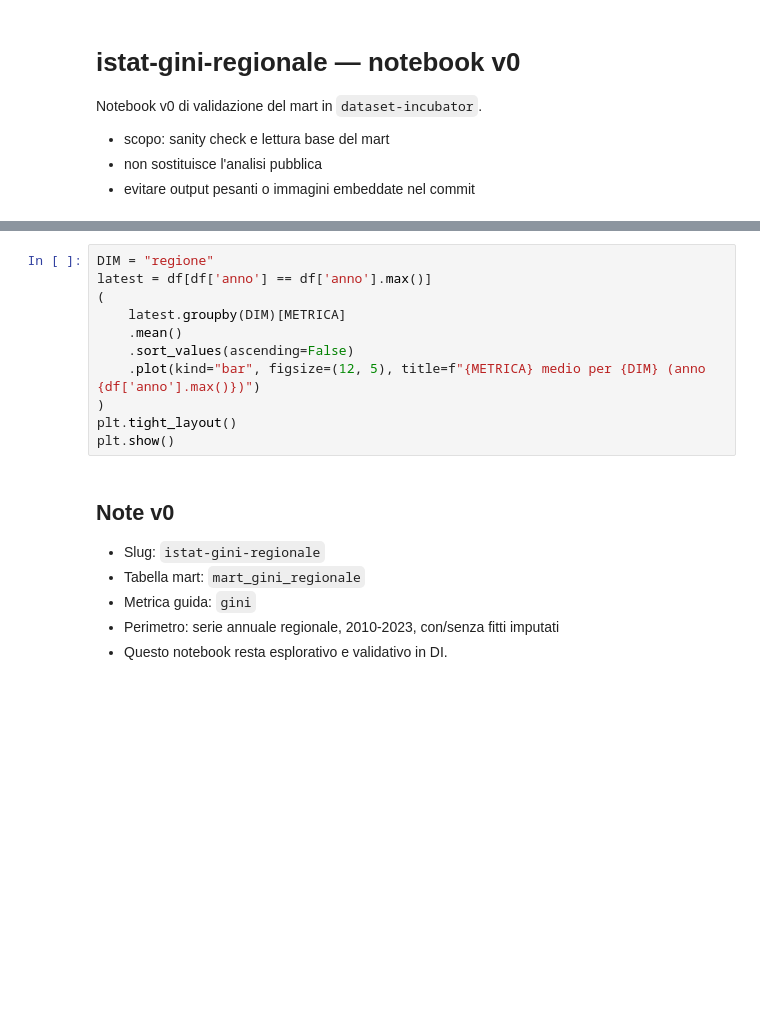
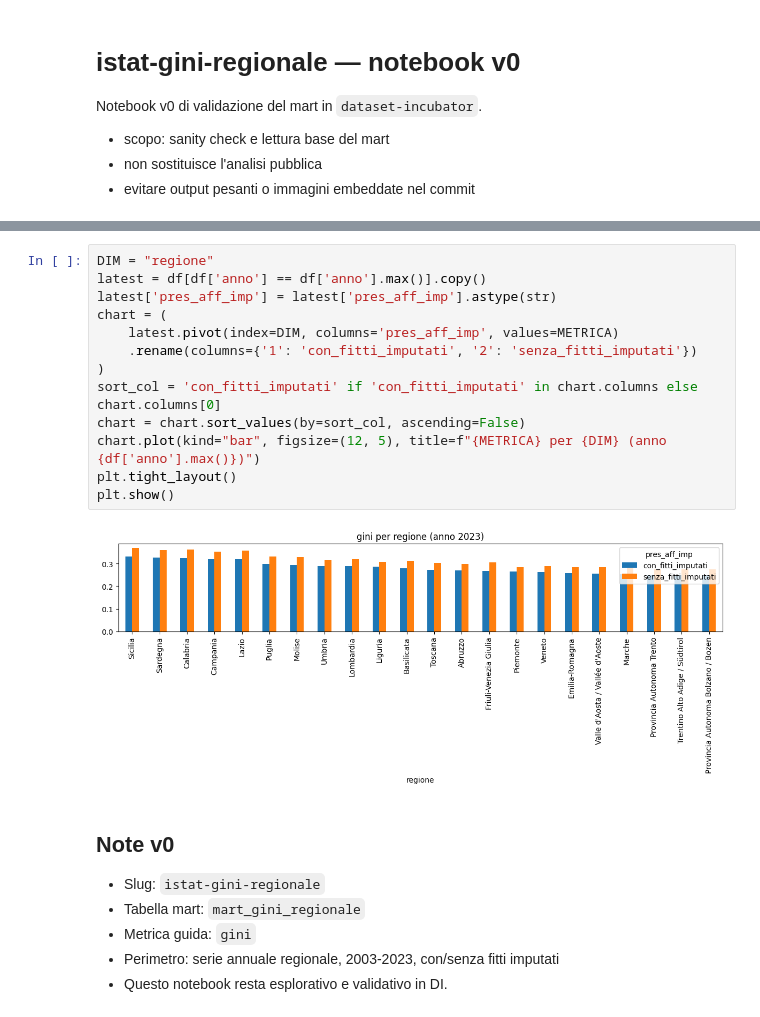
Before and after one commit to dataciviclab/dataset-incubator, a Jupyter notebook: candidates/istat-gini-regionale/notebooks/istat_gini_regionale_v0.ipynb, the cells around one changed output, grey strips where cells are left out. Saved outputs shown, nothing was run; the diff lists cells and outputs as text; blank space fills up the shorter version.

Commit message:
docs: pulisci notebook e readme per istat-gini-regionale

```diff
--- a/candidates/istat-gini-regionale/notebooks/istat_gini_regionale_v0.ipynb
+++ b/candidates/istat-gini-regionale/notebooks/istat_gini_regionale_v0.ipynb
@@ -69,19 +140,23 @@ if 'pres_aff_imp' in df.columns and METRICA in df.columns:
 # %%
 DIM = "regione"
-latest = df[df['anno'] == df['anno'].max()]
-(
-    latest.groupby(DIM)[METRICA]
-    .mean()
-    .sort_values(ascending=False)
-    .plot(kind="bar", figsize=(12, 5), title=f"{METRICA} medio per {DIM} (anno {df['anno'].max()})")
+latest = df[df['anno'] == df['anno'].max()].copy()
+latest['pres_aff_imp'] = latest['pres_aff_imp'].astype(str)
+chart = (
+    latest.pivot(index=DIM, columns='pres_aff_imp', values=METRICA)
+    .rename(columns={'1': 'con_fitti_imputati', '2': 'senza_fitti_imputati'})
 )
+sort_col = 'con_fitti_imputati' if 'con_fitti_imputati' in chart.columns else chart.columns[0]
+chart = chart.sort_values(by=sort_col, ascending=False)
+chart.plot(kind="bar", figsize=(12, 5), title=f"{METRICA} per {DIM} (anno {df['anno'].max()})")
 plt.tight_layout()
 plt.show()
+# %% [output]
+[figure, added]
 # %% [markdown]
 ## Note v0
 
 - Slug: `istat-gini-regionale`
 - Tabella mart: `mart_gini_regionale`
 - Metrica guida: `gini`
-- Perimetro: serie annuale regionale, 2010-2023, con/senza fitti imputati
+- Perimetro: serie annuale regionale, 2003-2023, con/senza fitti imputati
 - Questo notebook resta esplorativo e validativo in DI.
```
Also changed, not shown: parts of 5 cells of this notebook, 1 other file.
